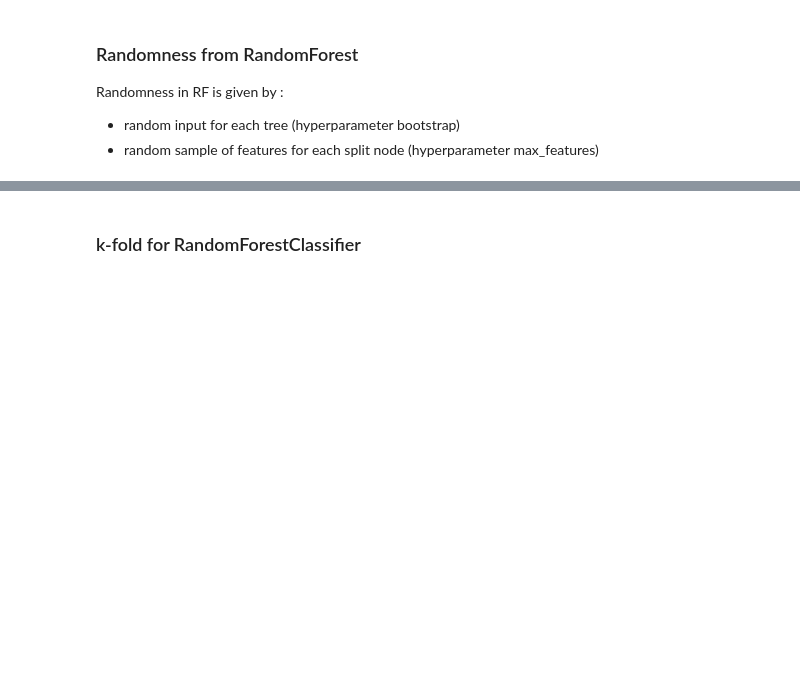
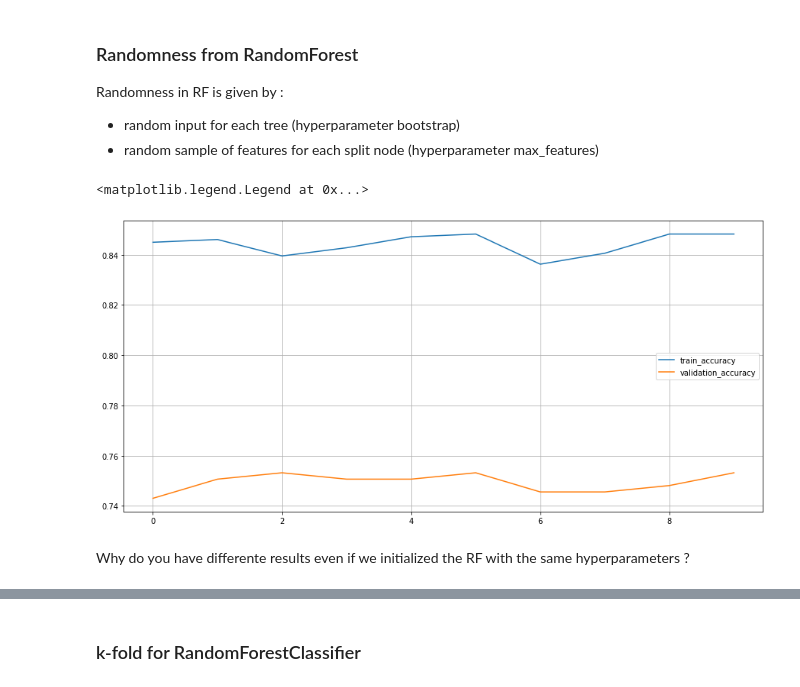
Before and after one commit to tlapusan/tree_based_models_workshop, a Jupyter notebook: notebooks/titanic.ipynb, the cells around one changed output, grey strips where cells are left out. Saved outputs shown, nothing was run; the diff lists cells and outputs as text; code cells hidden in the pictures; blank space fills up the shorter version.

```diff
--- a/notebooks/titanic.ipynb
+++ b/notebooks/titanic.ipynb
@@ -909,3 +931,23 @@ feature_set_v4
 Randomness in RF is given by :
 - random input for each tree (hyperparameter bootstrap)
 - random sample of features for each split node (hyperparameter max_features)
+# %%
+train_accuracy = []
+validation_accuracy = []
+for i in range(10):
+    rf = RandomForestClassifier(n_estimators=n_estimator, max_depth=5, random_state=None)
+    rf.fit(train[feature_set_v3], train[target])
+
+    train_accuracy.append(accuracy_score(train[target], rf.predict(train[feature_set_v3])))
+    validation_accuracy.append(accuracy_score(validation[target], rf.predict(validation[feature_set_v3])))
+# %%
+plt.figure(figsize=(15,7))
+plt.plot(train_accuracy, label="train_accuracy")
+plt.plot(validation_accuracy, label="validation_accuracy")
+plt.grid()
+plt.legend()
+# %% [output]
+<matplotlib.legend.Legend at 0x...>
+[figure, added]
+# %% [markdown]
+Why do you have differente results even if we initialized the RF with the same hyperparameters ?
```
Also changed, not shown: parts of 43 cells of this notebook.
